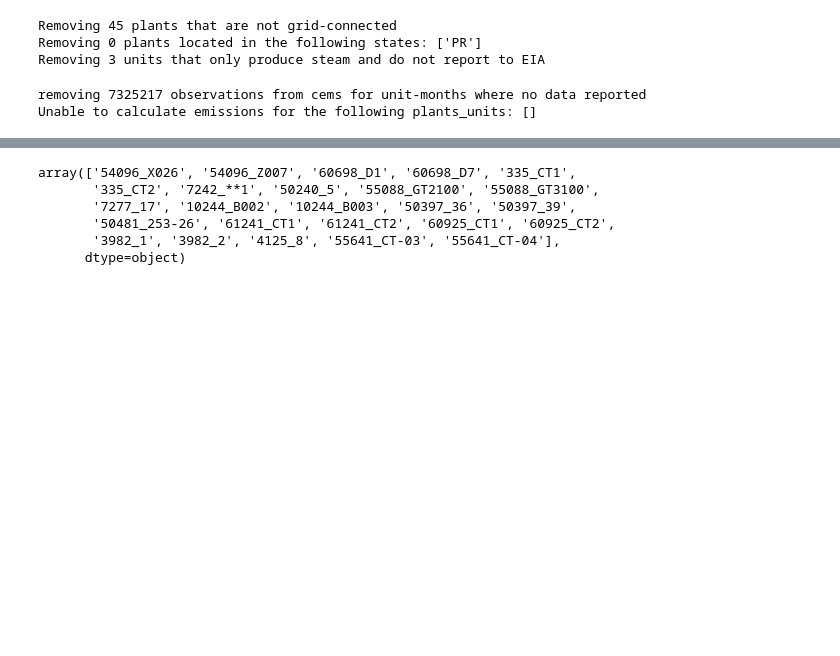
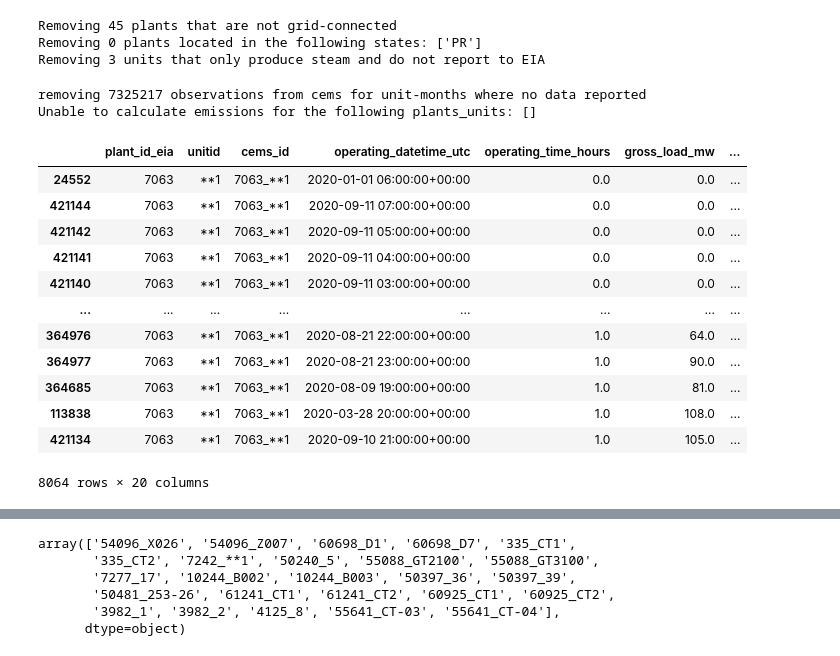
Before and after one commit to singularity-energy/open-grid-emissions, a Jupyter notebook: notebooks/data_pipeline.ipynb, the cells around one changed output, grey strips where cells are left out. Saved outputs shown, nothing was run; the diff lists cells and outputs as text; code cells hidden in the pictures; blank space fills up the shorter version.

```diff
--- a/notebooks/data_pipeline.ipynb
+++ b/notebooks/data_pipeline.ipynb
@@ -251,6 +247,22 @@ Removing 0 plants located in the following states: ['PR']
 Removing 3 units that only produce steam and do not report to EIA
 removing 7325217 observations from cems for unit-months where no data reported
 Unable to calculate emissions for the following plants_units: []
+# %%
+cems[cems['cems_id'] == '7063_**1'].sort_values(by='operating_time_hours')
+# %% [output]
+|  | plant_id_eia | unitid | cems_id | operating_datetime_utc | operating_time_hours | gross_load_mw | ... |
+| 24552 | 7063 | **1 | 7063_**1 | 2020-01-01 06:00:00+00:00 | 0.0 | 0.0 | ... |
+| 421144 | 7063 | **1 | 7063_**1 | 2020-09-11 07:00:00+00:00 | 0.0 | 0.0 | ... |
+| 421142 | 7063 | **1 | 7063_**1 | 2020-09-11 05:00:00+00:00 | 0.0 | 0.0 | ... |
+| 421141 | 7063 | **1 | 7063_**1 | 2020-09-11 04:00:00+00:00 | 0.0 | 0.0 | ... |
+| 421140 | 7063 | **1 | 7063_**1 | 2020-09-11 03:00:00+00:00 | 0.0 | 0.0 | ... |
+| ... | ... | ... | ... | ... | ... | ... | ... |
+| 364976 | 7063 | **1 | 7063_**1 | 2020-08-21 22:00:00+00:00 | 1.0 | 64.0 | ... |
+| 364977 | 7063 | **1 | 7063_**1 | 2020-08-21 23:00:00+00:00 | 1.0 | 90.0 | ... |
+| 364685 | 7063 | **1 | 7063_**1 | 2020-08-09 19:00:00+00:00 | 1.0 | 81.0 | ... |
+| 113838 | 7063 | **1 | 7063_**1 | 2020-03-28 20:00:00+00:00 | 1.0 | 108.0 | ... |
+| 421134 | 7063 | **1 | 7063_**1 | 2020-09-10 21:00:00+00:00 | 1.0 | 105.0 | ... |
+8064 rows × 20 columns
 # %%
 # fuel consumption and co2 emissions should be positive
 cems_negative_test = validation.test_for_negative_values(cems, ['fuel_consumed_mmbtu','fuel_consumed_for_electricity_mmbtu','co2_mass_tons','co2_mass_tons_adjusted', 'gross_generation_mwh'])
```
Also changed, not shown: parts of 23 cells of this notebook, 8 other files.
